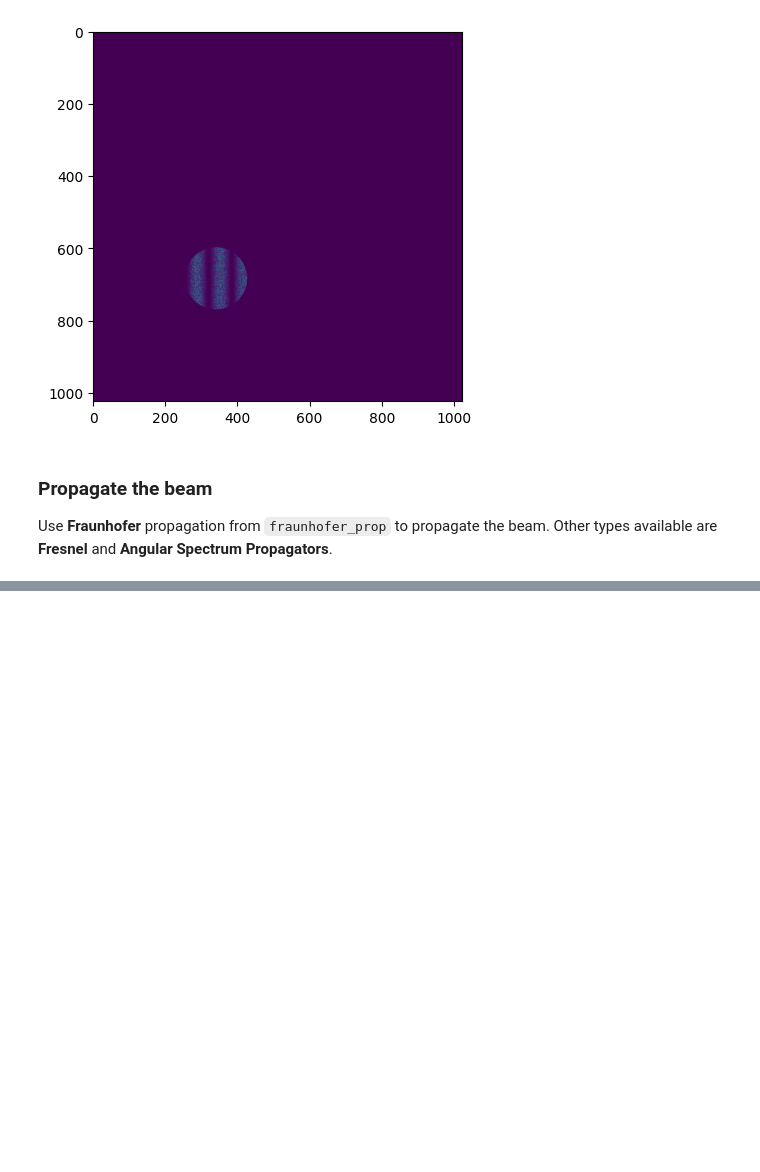
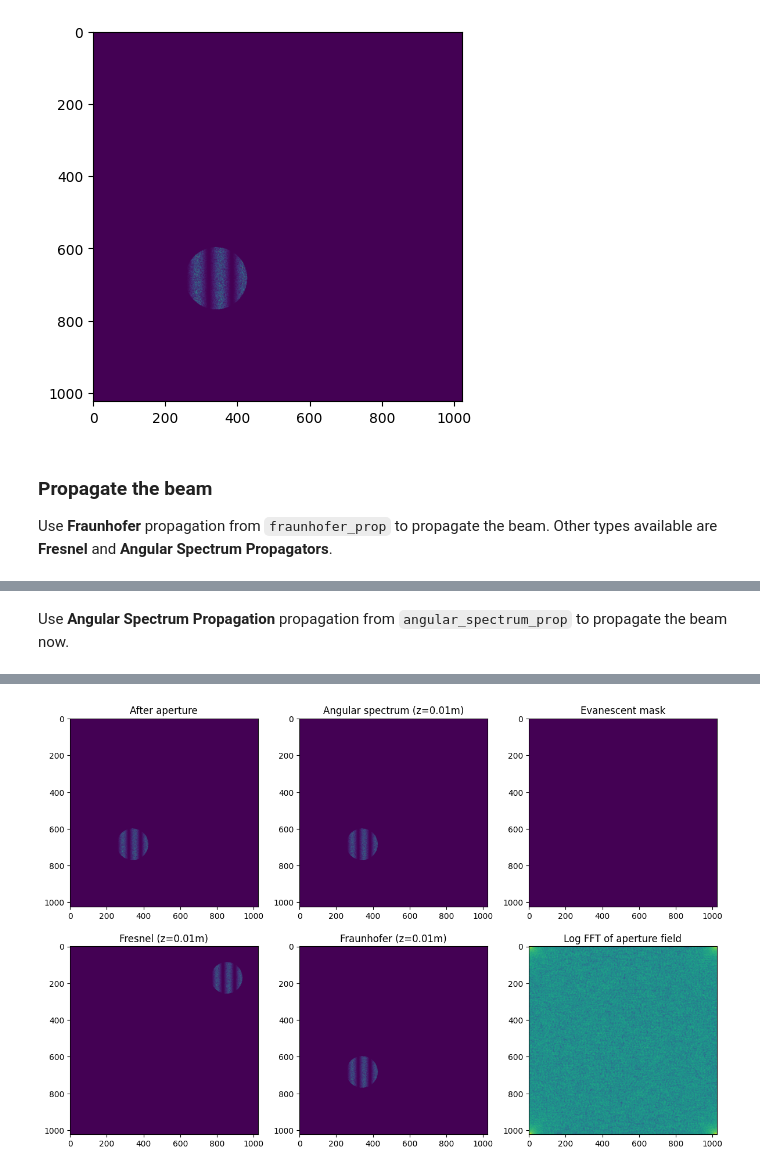
Before and after one commit to debangshu-mukherjee/janssen, a Jupyter notebook: tutorials/Diffractogram.ipynb, the cells around one changed output, grey strips where cells are left out. Drawn from its saved outputs; the diff is of its cells as text; code cells hidden in the pictures; blank space fills up the shorter version.

```diff
--- a/tutorials/Diffractogram.ipynb
+++ b/tutorials/Diffractogram.ipynb
@@ -89,0 +104,66 @@ plt.imshow(jnp.abs(at_camera.field)**2)
+# %% [markdown]
+Use **Angular Spectrum Propagation** propagation from `angular_spectrum_prop` to propagate the beam now.
+# %%
+# Let's debug the angular spectrum propagation
+print("After aperture field stats:")
+print(f"  Wavelength: {after_aperture.wavelength}")
+print(f"  dx (pixel size): {after_aperture.dx}")
+print(f"  Field shape: {after_aperture.field.shape}")
+print(f"  Field min/max magnitude: {jnp.abs(after_aperture.field).min():.6f}, {jnp.abs(after_aperture.field).max():.6f}")
+print(f"  Non-zero elements: {(jnp.abs(after_aperture.field) > 0).sum()}")
+
+# Try different distances
+distances = [0.001, 0.01, 0.1, 1.0]
+for z in distances:
+    result = angular_spectrum_prop(after_aperture, z)
+    print(f"\nAngular spectrum at z={z}m:")
+    print(f"  Field min/max magnitude: {jnp.abs(result.field).min():.6f}, {jnp.abs(result.field).max():.6f}")
+    print(f"  Non-zero elements: {(jnp.abs(result.field) > 0).sum()}")
+
+# Let's check the evanescent mask in angular spectrum
+# Recreate what happens inside angular_spectrum_prop
+z_test = 0.01
+ny, nx = after_aperture.field.shape
+wavenumber = 2 * jnp.pi / after_aperture.wavelength
+fx = jnp.fft.fftfreq(nx, d=after_aperture.dx)
+fy = jnp.fft.fftfreq(ny, d=after_aperture.dx)
+fx_mesh, fy_mesh = jnp.meshgrid(fx, fy)
+fsq_mesh = (fx_mesh**2) + (fy_mesh**2)
+evanescent_mask = (1/after_aperture.wavelength)**2 >= fsq_mesh
+
+print(f"\nEvanescent mask analysis:")
+print(f"  Total pixels: {evanescent_mask.size}")
+print(f"  Pixels passing evanescent mask: {evanescent_mask.sum()}")
+print(f"  Percentage passing: {100*evanescent_mask.sum()/evanescent_mask.size:.2f}%")
+print(f"  Max spatial frequency squared: {fsq_mesh.max():.2e}")
+print(f"  Wavelength cutoff squared: {(1/after_aperture.wavelength)**2:.2e}")
+
+# Plot the results
+fig, axes = plt.subplots(2, 3, figsize=(12, 8))
+axes[0,0].imshow(jnp.abs(after_aperture.field)**2)
+axes[0,0].set_title('After aperture')
+
+at_camera_angular_spectrum = angular_spectrum_prop(after_aperture, 0.01)
+axes[0,1].imshow(jnp.abs(at_camera_angular_spectrum.field)**2)
+axes[0,1].set_title('Angular spectrum (z=0.01m)')
+
+axes[0,2].imshow(evanescent_mask.astype(float))
+axes[0,2].set_title('Evanescent mask')
+
+# Compare with fresnel and fraunhofer at same distance
+at_camera_fresnel_01 = fresnel_prop(after_aperture, 0.01)
+axes[1,0].imshow(jnp.abs(at_camera_fresnel_01.field)**2)
+axes[1,0].set_title('Fresnel (z=0.01m)')
+
+at_camera_fraunhofer_01 = fraunhofer_prop(after_aperture, 0.01)
+axes[1,1].imshow(jnp.abs(at_camera_fraunhofer_01.field)**2)
+axes[1,1].set_title('Fraunhofer (z=0.01m)')
+
+# Show FFT of aperture field
+field_ft = jnp.fft.fft2(after_aperture.field)
+axes[1,2].imshow(jnp.log10(jnp.abs(field_ft)**2 + 1e-10))
+axes[1,2].set_title('Log FFT of aperture field')
+
+plt.tight_layout()
+plt.show()
+# %% [output]
@@ -89,0 +187 @@ plt.imshow(jnp.abs(at_camera.field)**2)
+[figure, added]
```
Also changed, not shown: parts of 8 cells of this notebook, 6 other files.
